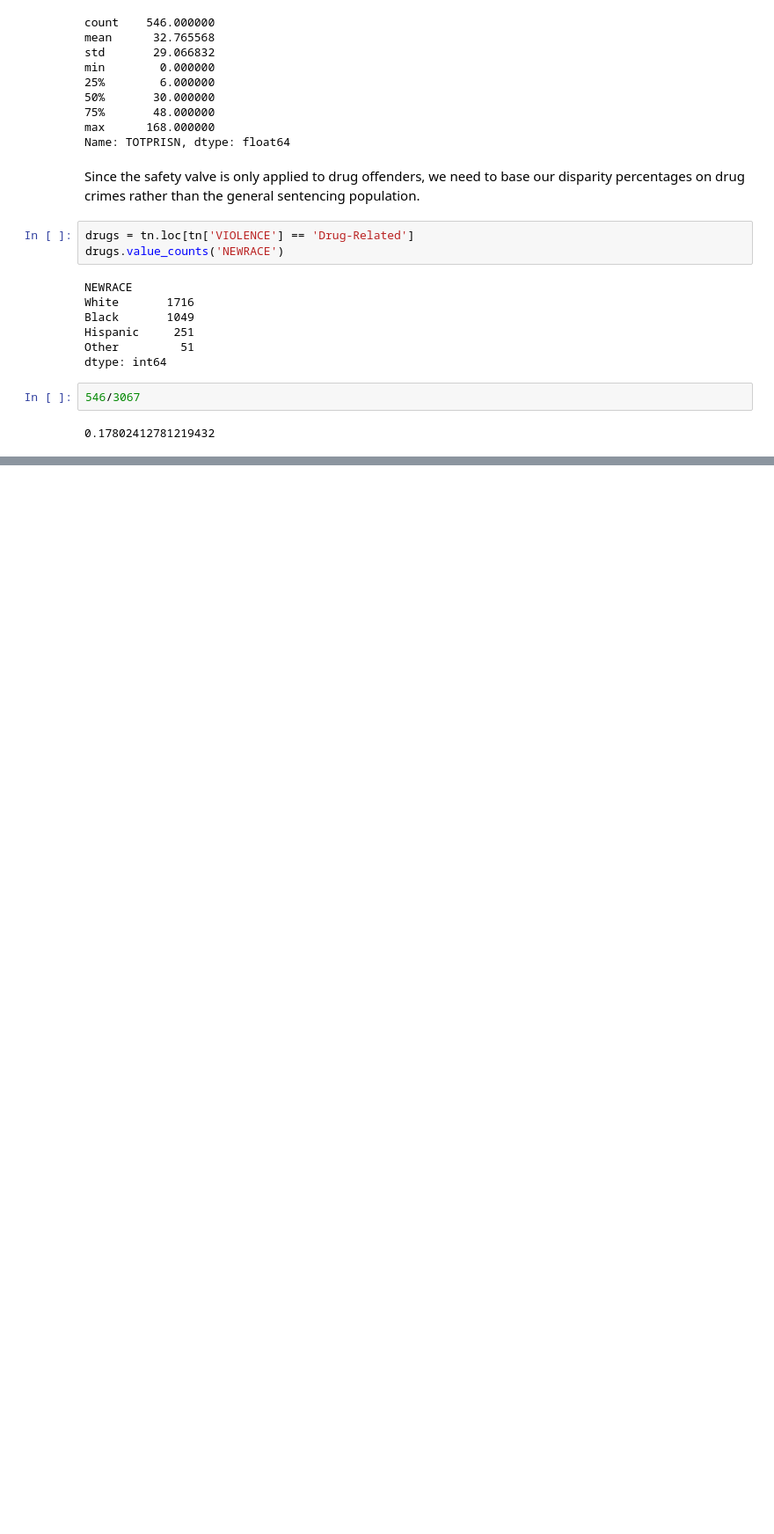
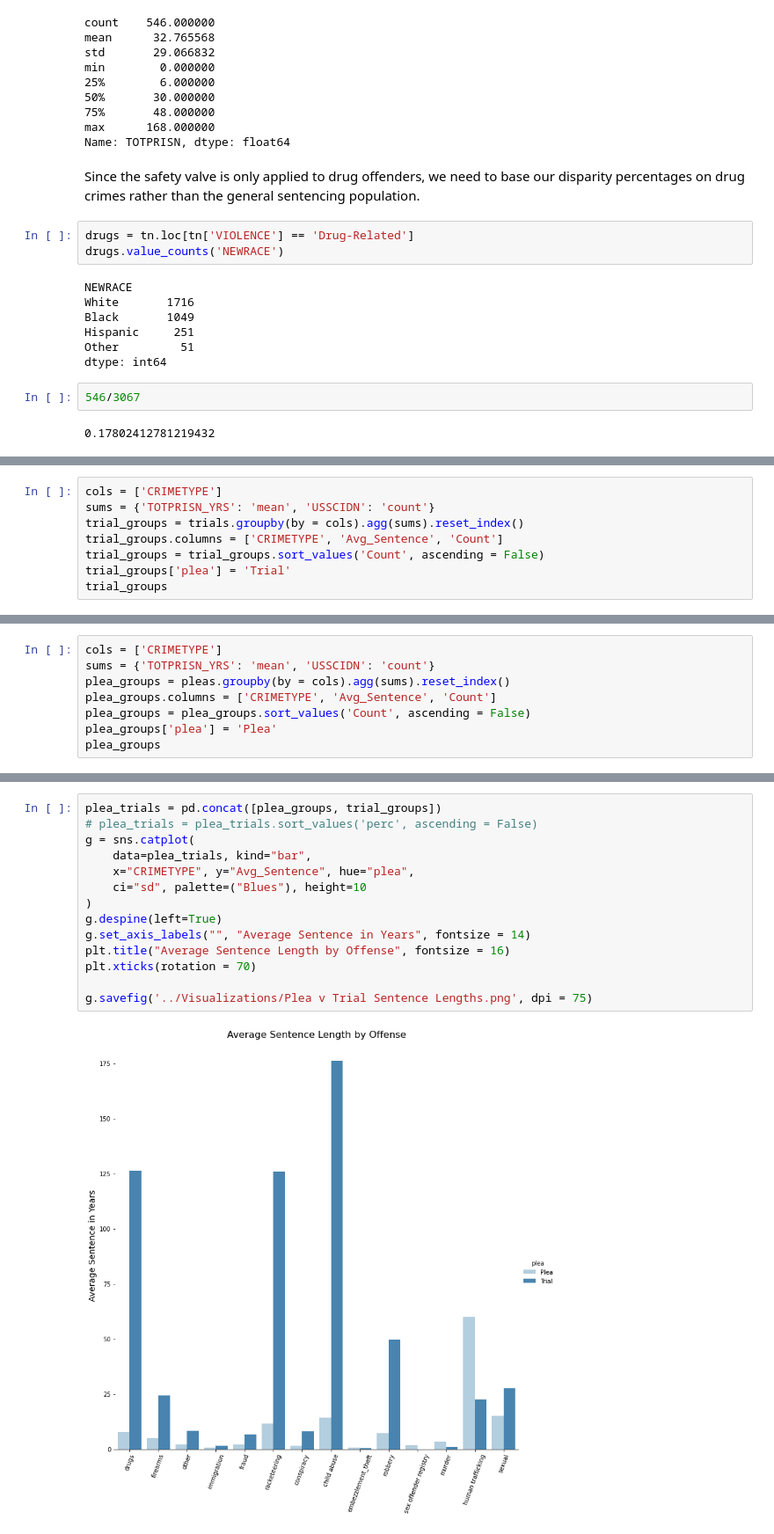
Before and after one commit to jenwhitson/sentencing_project, a Jupyter notebook: notebooks/supplemental_analysis.ipynb, the cells around one changed output, grey strips where cells are left out. Shown at 88% size. Saved outputs shown, nothing was run; the diff lists cells and outputs as text; blank space fills up the shorter version.

```diff
--- a/notebooks/supplemental_analysis.ipynb
+++ b/notebooks/supplemental_analysis.ipynb
@@ -850,0 +938,8 @@ dtype: int64
+# %%
+cols = ['CRIMETYPE']
+sums = {'TOTPRISN_YRS': 'mean', 'USSCIDN': 'count'}
+trial_groups = trials.groupby(by = cols).agg(sums).reset_index()
+trial_groups.columns = ['CRIMETYPE', 'Avg_Sentence', 'Count']
+trial_groups = trial_groups.sort_values('Count', ascending = False)
+trial_groups['plea'] = 'Trial'
+trial_groups
@@ -850,0 +962,8 @@ dtype: int64
+# %%
+cols = ['CRIMETYPE']
+sums = {'TOTPRISN_YRS': 'mean', 'USSCIDN': 'count'}
+plea_groups = pleas.groupby(by = cols).agg(sums).reset_index()
+plea_groups.columns = ['CRIMETYPE', 'Avg_Sentence', 'Count']
+plea_groups = plea_groups.sort_values('Count', ascending = False)
+plea_groups['plea'] = 'Plea'
+plea_groups
@@ -850,0 +986,16 @@ dtype: int64
+# %%
+plea_trials = pd.concat([plea_groups, trial_groups])
+# plea_trials = plea_trials.sort_values('perc', ascending = False)
+g = sns.catplot(
+    data=plea_trials, kind="bar",
+    x="CRIMETYPE", y="Avg_Sentence", hue="plea",
+    ci="sd", palette=("Blues"), height=10
+)
+g.despine(left=True)
+g.set_axis_labels("", "Average Sentence in Years", fontsize = 14)
+plt.title("Average Sentence Length by Offense", fontsize = 16)
+plt.xticks(rotation = 70)
+
+g.savefig('../Visualizations/Plea v Trial Sentence Lengths.png', dpi = 75)
+# %% [output]
+[figure, added]
```
Also changed, not shown: parts of 7 cells of this notebook.
